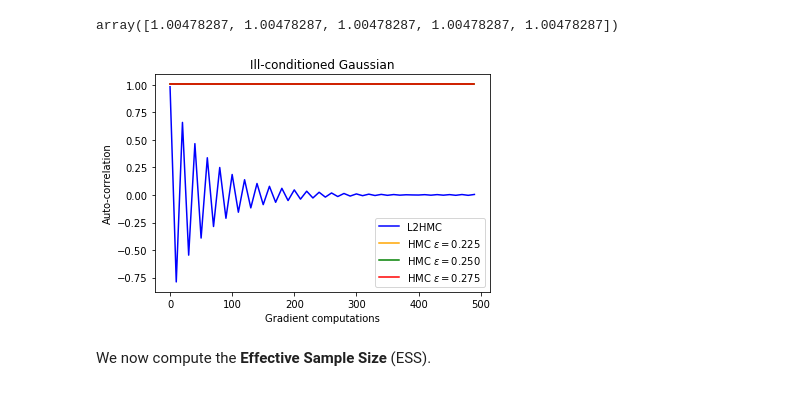
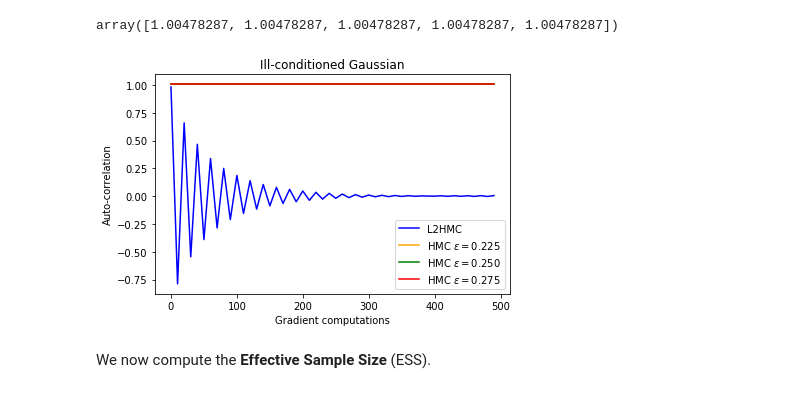
Before and after one commit to joeylitalien/l2hmc, a Jupyter notebook: experiments/IllConditionedGaussian.ipynb, the cells around one changed output. Cells and saved outputs as stored; diff of their text form; code cells hidden in the pictures.

```diff
--- a/experiments/IllConditionedGaussian.ipynb
+++ b/experiments/IllConditionedGaussian.ipynb
@@ -205,18 +205,19 @@ array([1.00478287, 1.00478287, 1.00478287, 1.00478287, 1.00478287])
 # %%
 fig = plt.figure()
 xaxis = 10 * np.arange(50)
 plt.plot(xaxis, L2HMC[:50], label='L2HMC', color=c_l2hmc)
 plt.plot(xaxis, HMC1[:50], label='HMC $\epsilon=0.225$', color=c_hmc1)
 plt.plot(xaxis, HMC2[:50], label='HMC $\epsilon=0.250$', color=c_hmc2)
 plt.plot(xaxis, HMC3[:50], label='HMC $\epsilon=0.275$', color=c_hmc3)
 plt.ylabel('Auto-correlation')
 plt.xlabel('Gradient computations')
 plt.title('Ill-conditioned Gaussian')
 plt.legend()
+plt.tight_layout()
 plt.show()
 fig.savefig('icg_plot.png', dpi=200)
 # %% [output]
-[figure, old version]
+[figure, new version]
 # %% [markdown]
 We now compute the **Effective Sample Size** (ESS).
 # %%
```
Also changed, not shown: 2 other files.
